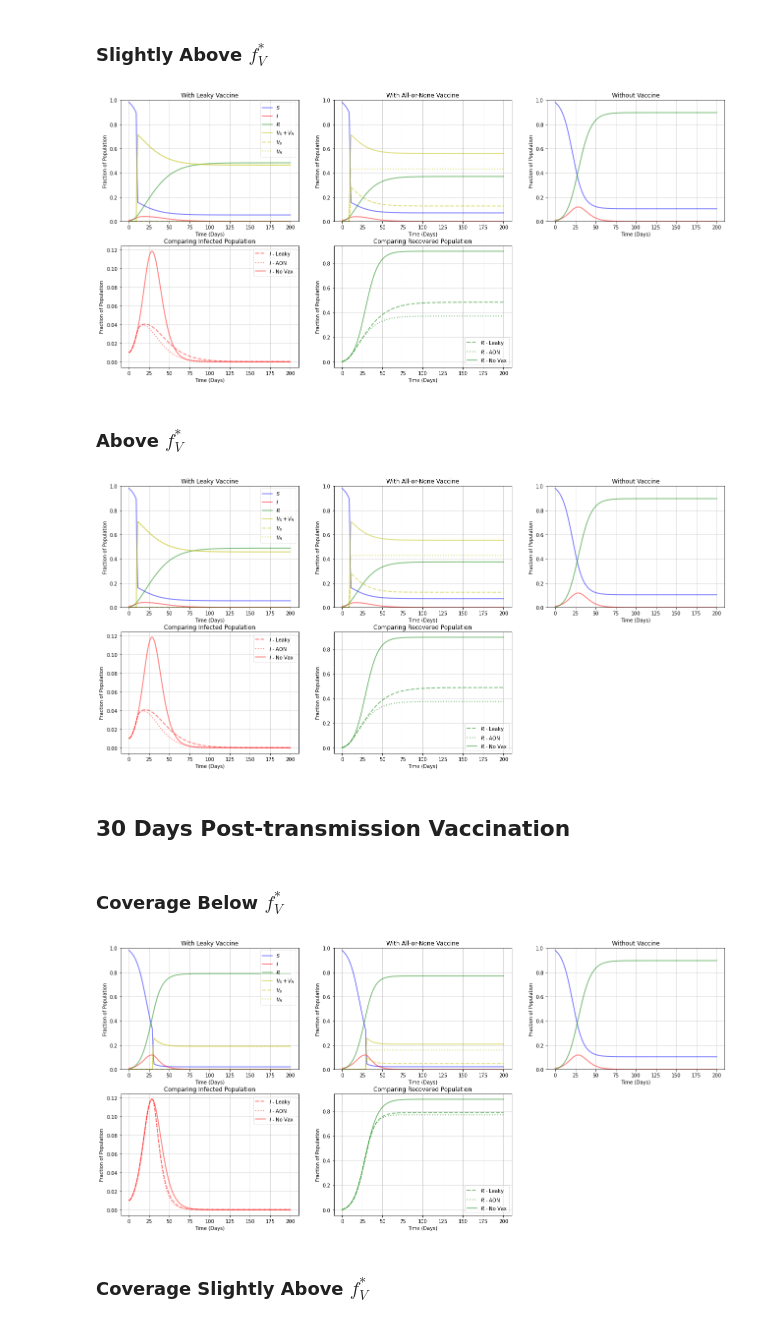
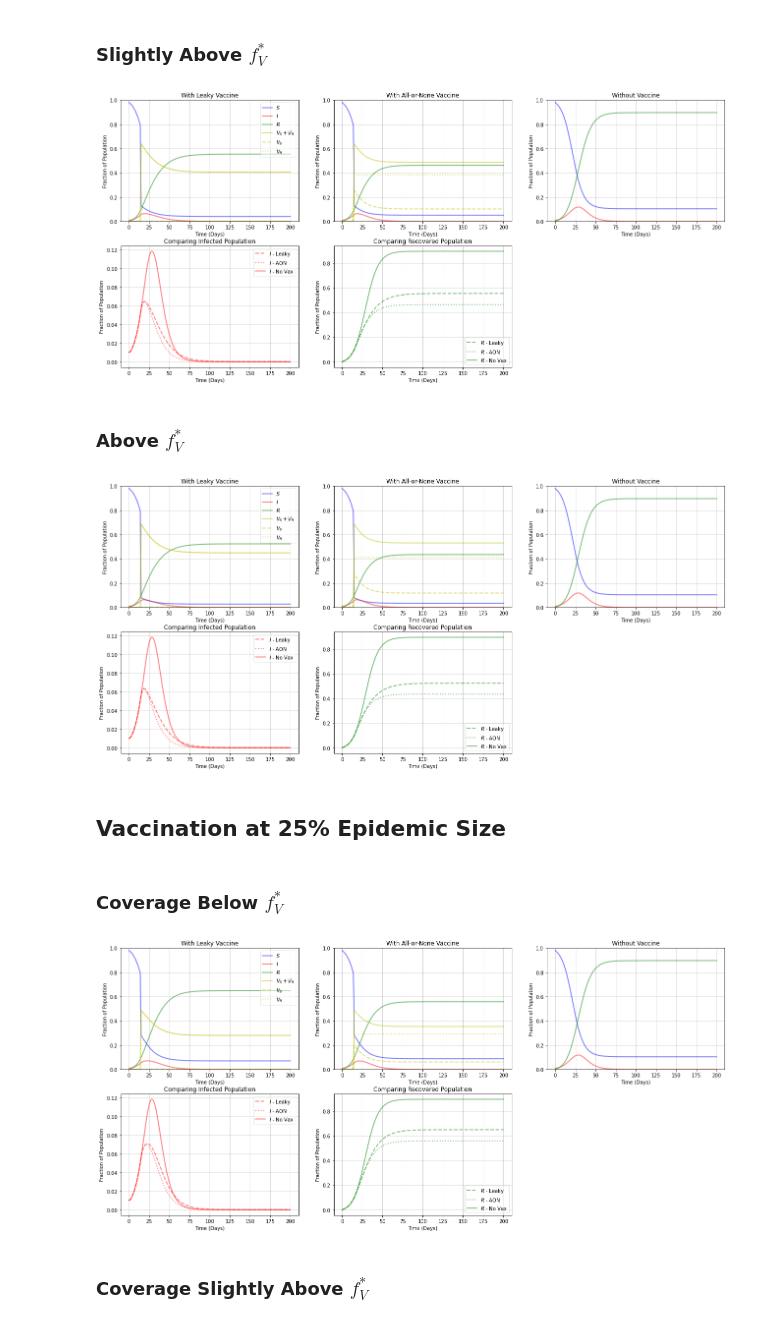
Before and after one commit to anjalika-nande/VaccineEfficacy, a Jupyter notebook: Scenarios/Scenarios_time-series.ipynb, the cells around one changed output. Cells and saved outputs as stored; diff of their text form; code cells hidden in the pictures.

```diff
--- a/Scenarios/Scenarios_time-series.ipynb
+++ b/Scenarios/Scenarios_time-series.ipynb
@@ -147,15 +143,15 @@ plot_timeseries(sim, sim_leaky, sim_aon, savefig=True, filename='timeseries_post
 fv = 1 - ((1 - fc) * 0.8)
 
 # leaky
-sim_leaky = run_modified_seir(y0_vax, t, tv, beta, sigma, gamma, fv, eps, mode = 'leaky')
+sim_leaky_10_slabove = run_modified_seir(y0, t, tv, beta, sigma, gamma, fv, eps, mode = 'leaky')
 
 # aon
-sim_aon = run_modified_seir(y0_vax, t, tv, beta, sigma, gamma, fv, eps, mode = 'aon')
+sim_aon_10_slabove = run_modified_seir(y0, t, tv, beta, sigma, gamma, fv, eps, mode = 'aon')
 
 ### plot time-series plot
-plot_timeseries(sim, sim_leaky, sim_aon, savefig=True, filename='timeseries_post10_slabove')
+plot_timeseries(sim, sim_leaky_10_slabove, sim_aon_10_slabove, savefig=False, filename='timeseries_post10_below')
 # %% [output]
-[figure, old version]
+[figure, new version]
 # %% [markdown]
 ### Above $f^*_V$
 # %%
@@ -164,53 +160,55 @@ plot_timeseries(sim, sim_leaky, sim_aon, savefig=True, filename='timeseries_post
 fv = 1 - ((1 - fc) * 0.5)
 
 # leaky
-sim_leaky = run_modified_seir(y0_vax, t, tv, beta, sigma, gamma, fv, eps, mode = 'leaky')
+sim_leaky_10_above = run_modified_seir(y0, t, tv, beta, sigma, gamma, fv, eps, mode = 'leaky')
 
 # aon
-sim_aon = run_modified_seir(y0_vax, t, tv, beta, sigma, gamma, fv, eps, mode = 'aon')
+sim_aon_10_above = run_modified_seir(y0, t, tv, beta, sigma, gamma, fv, eps, mode = 'aon')
 
 ### plot time-series plot
-plot_timeseries(sim, sim_leaky, sim_aon, savefig=True, filename='timeseries_post10_above')
+plot_timeseries(sim, sim_leaky_10_above, sim_aon_10_above, savefig=False, filename='timeseries_post10_below')
 # %% [output]
-[figure, old version]
+[figure, new version]
-# %% [markdown]
-## 30 Days Post-transmission Vaccination
+# %% [markdown]
+## Vaccination at 25% Epidemic Size
 # %%
 # common parameter values
 sigma = 1/4; gamma = 1/4; beta = 2.5 * gamma; eps = 0.6
-t = np.linspace(0, 200, 201); tv = 30
+t = 200
 
 # set initial conditions
-s0 = 0.98; vs0 = 0; vr0 = 0; e0 = 0.01; i0 = 0.01; r0 = 0
-y0 = [s0, e0, i0, r0]; y0_vax = [s0, vs0, vr0, e0, i0, r0]
+s0 = 0.98; e0 = 0.01; i0 = 0.01; r0 = 0
+y0 = [s0, e0, i0, r0]
 
 # no vaccination
-sim = odeint(seir, y0, t, args=(beta, sigma, gamma))
+sim = odeint(seir, y0, np.linspace(0, t, t+1), args=(beta, sigma, gamma))
 sim = sim.T
 
-# find fc
-simr = odeint(seir, y0, np.linspace(0, tv, tv+1), args=(beta, sigma, gamma))
-sr, _, _, _ = simr.T
-fr = 1 - sr[-1]
+# set fc
+def _reach_size25(t, y, beta, sigma, gamma): return y[3] - 0.1
+_reach_size25.terminate=True
 
-fc = 1/eps * (1 - 1/2.5*(1 - fr))
+sol = solve_ivp(seir_ivp, [0, t], y0, args=(beta, sigma, gamma), events=_reach_size25, dense_output=True)
+s_temp = np.ravel(np.array(sol.y_events[0]))[0]
+tv = int(np.round(np.ravel(np.array(sol.t_events))[0]))
+fc = 1/eps * (1 - 1/(2.5*s_temp))
 # %% [markdown]
 ### Coverage Below $f^*_V$
 # %%
 ### run model
 # set parameters
-fv = fc * 0.8
+fv = fc* 0.8
 
 # leaky
-sim_leaky = run_modified_seir(y0_vax, t, tv, beta, sigma, gamma, fv, eps, mode = 'leaky')
+sim_leaky_25_below = run_modified_seir(y0, t, tv, beta, sigma, gamma, fv, eps, mode = 'leaky')
 
 # aon
-sim_aon = run_modified_seir(y0_vax, t, tv, beta, sigma, gamma, fv, eps, mode = 'aon')
+sim_aon_25_below = run_modified_seir(y0, t, tv, beta, sigma, gamma, fv, eps, mode = 'aon')
 
 ### plot time-series plot
-plot_timeseries(sim, sim_leaky, sim_aon, savefig=True, filename='timeseries_post30_below')
+plot_timeseries(sim, sim_leaky_25_below, sim_aon_25_below, savefig=False, filename='timeseries_post10_below')
 # %% [output]
-[figure, old version]
+[figure, new version]
 # %% [markdown]
 ### Coverage Slightly Above $f^*_V$
 # %%
```
Also changed, not shown: parts of 13 cells of this notebook, 5 other files.
